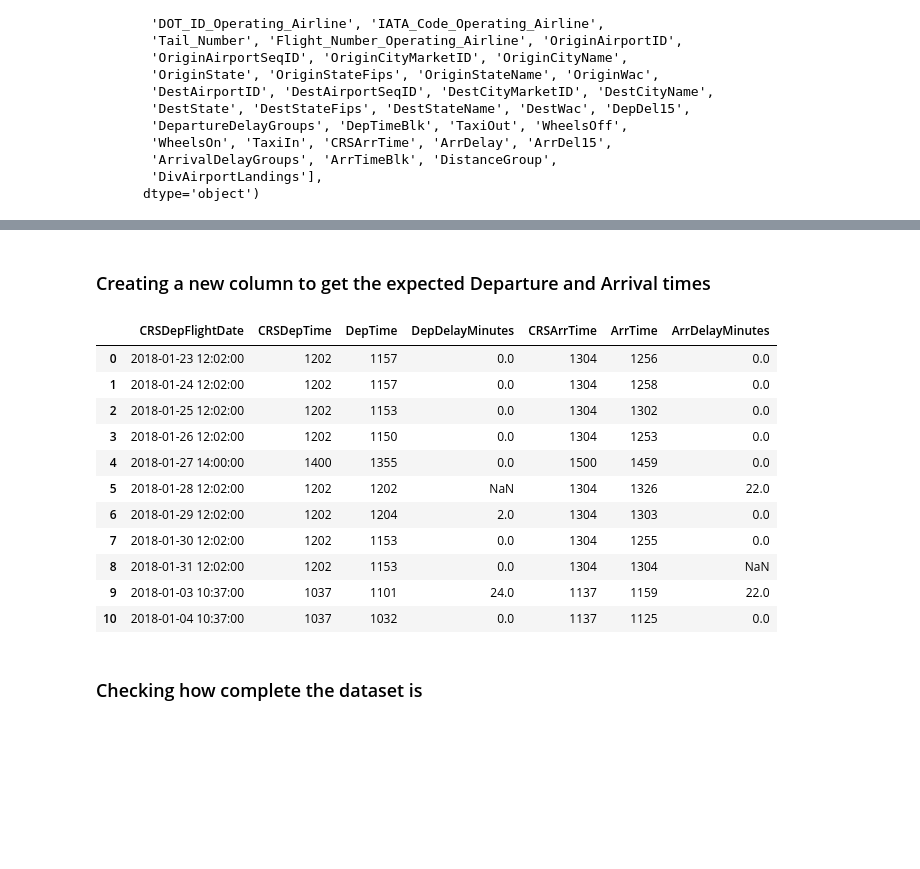
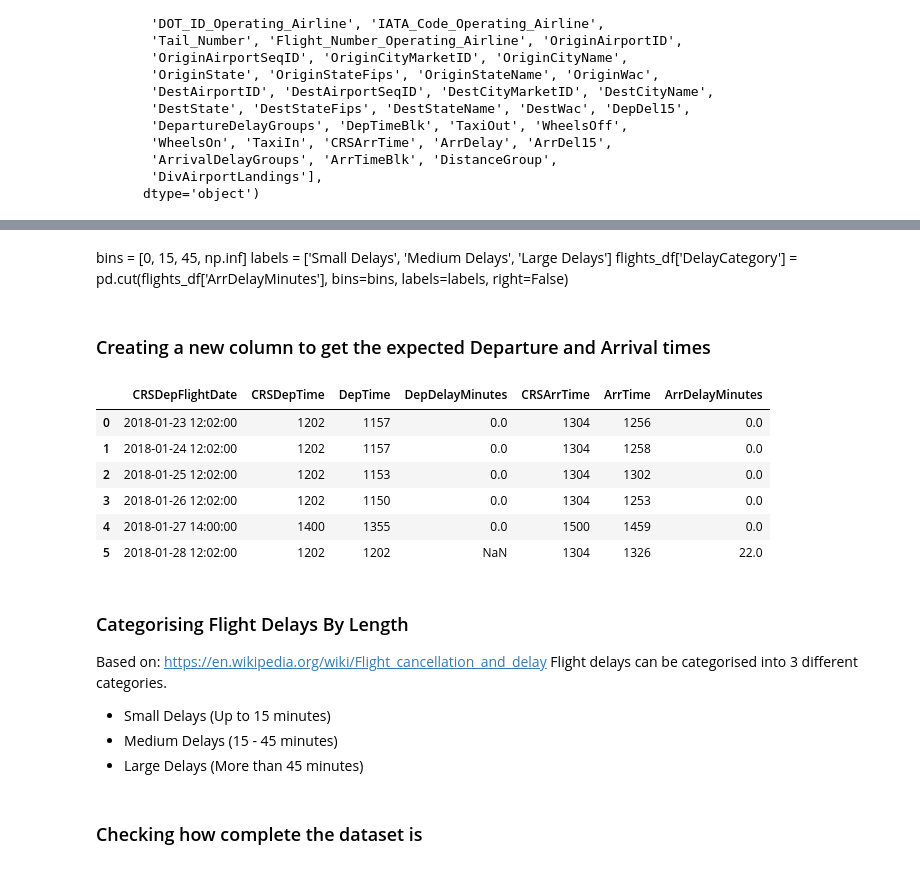
Before and after one commit to Wooniety/SC1015-Assignment, a Jupyter notebook: DeveloperFiles/HW.ipynb, the cells around one changed output, grey strips where cells are left out. Drawn from its saved outputs; the diff is of its cells as text; code cells hidden in the pictures; blank space fills up the shorter version.

```diff
--- a/DeveloperFiles/HW.ipynb
+++ b/DeveloperFiles/HW.ipynb
@@ -124,6 +165,10 @@ flights_df.describe()
 cat_cols = ["Airline", "Origin", "Dest", "OriginStateName", "DestStateName"]
 for c in cat_cols:
     flights_df[c] = flights_df[c].astype("category")
+# %% [markdown]
+bins = [0, 15, 45, np.inf]
+labels = ['Small Delays', 'Medium Delays', 'Large Delays']
+flights_df['DelayCategory'] = pd.cut(flights_df['ArrDelayMinutes'], bins=bins, labels=labels, right=False)
 # %% [markdown]
 ### Creating a new column to get the expected Departure and Arrival times
 # %%
@@ -144,17 +189,19 @@ def combine_date_time(date_col, time_col, new_col_name):
 # %%
 combine_date_time("FlightDate", "CRSDepTime", "CRSDepFlightDate")
 # %%
-flights_df.loc[:10, ["CRSDepFlightDate", "CRSDepTime", "DepTime", "DepDelayMinutes", "CRSArrTime", "ArrTime", "ArrDelayMinutes"]]
+flights_df.loc[:5, ["CRSDepFlightDate", "CRSDepTime", "DepTime", "DepDelayMinutes", "CRSArrTime", "ArrTime", "ArrDelayMinutes"]]
 # %% [output]
 |  | CRSDepFlightDate | CRSDepTime | DepTime | DepDelayMinutes | CRSArrTime | ArrTime | ArrDelayMinutes |
 | 0 | 2018-01-23 12:02:00 | 1202 | 1157 | 0.0 | 1304 | 1256 | 0.0 |
 | 1 | 2018-01-24 12:02:00 | 1202 | 1157 | 0.0 | 1304 | 1258 | 0.0 |
 | 2 | 2018-01-25 12:02:00 | 1202 | 1153 | 0.0 | 1304 | 1302 | 0.0 |
 | 3 | 2018-01-26 12:02:00 | 1202 | 1150 | 0.0 | 1304 | 1253 | 0.0 |
 | 4 | 2018-01-27 14:00:00 | 1400 | 1355 | 0.0 | 1500 | 1459 | 0.0 |
 | 5 | 2018-01-28 12:02:00 | 1202 | 1202 | NaN | 1304 | 1326 | 22.0 |
-| 6 | 2018-01-29 12:02:00 | 1202 | 1204 | 2.0 | 1304 | 1303 | 0.0 |
-| 7 | 2018-01-30 12:02:00 | 1202 | 1153 | 0.0 | 1304 | 1255 | 0.0 |
-| 8 | 2018-01-31 12:02:00 | 1202 | 1153 | 0.0 | 1304 | 1304 | NaN |
-| 9 | 2018-01-03 10:37:00 | 1037 | 1101 | 24.0 | 1137 | 1159 | 22.0 |
-| 10 | 2018-01-04 10:37:00 | 1037 | 1032 | 0.0 | 1137 | 1125 | 0.0 |
+# %% [markdown]
+### Categorising Flight Delays By Length
+Based on: https://en.wikipedia.org/wiki/Flight_cancellation_and_delay
+Flight delays can be categorised into 3 different categories.
+- Small Delays (Up to 15 minutes)
+- Medium Delays (15 - 45 minutes)
+- Large Delays (More than 45 minutes)
```
Also changed, not shown: parts of 17 cells of this notebook, 4 other files.
